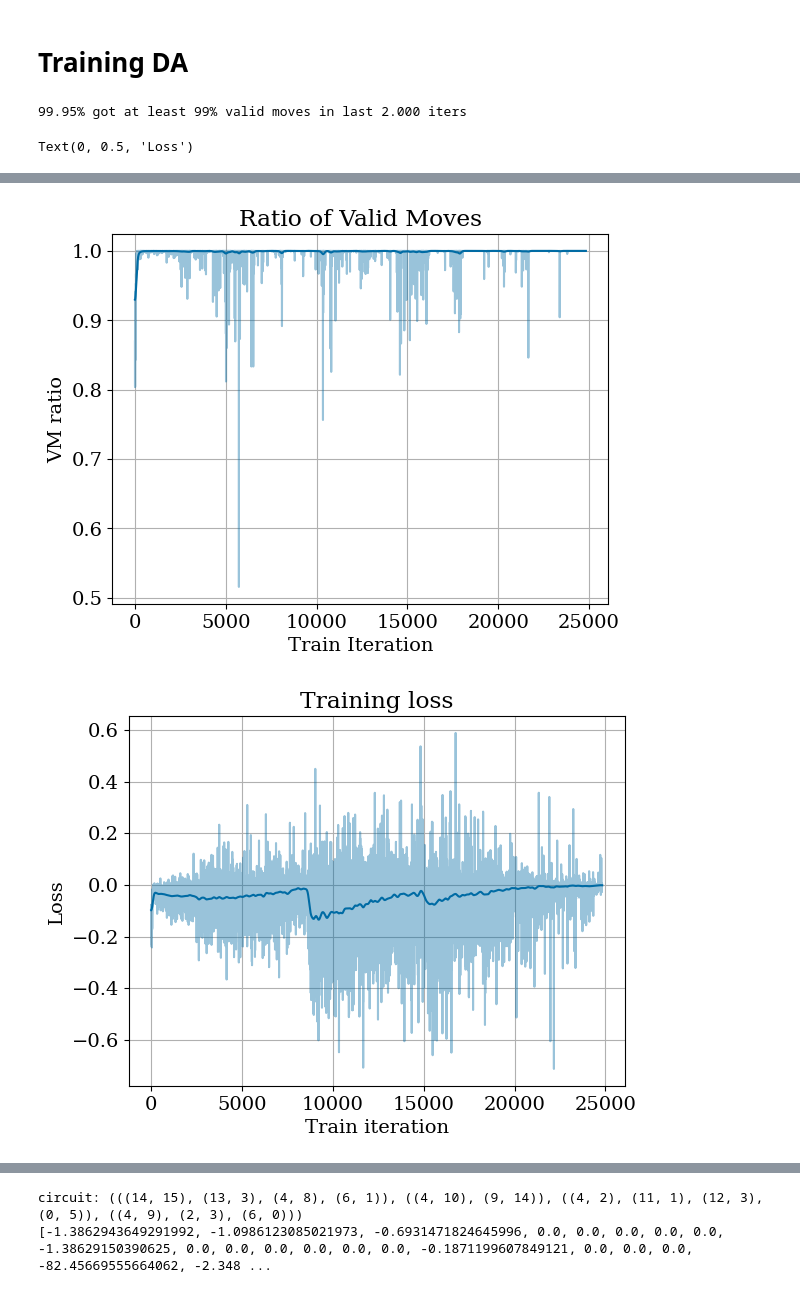
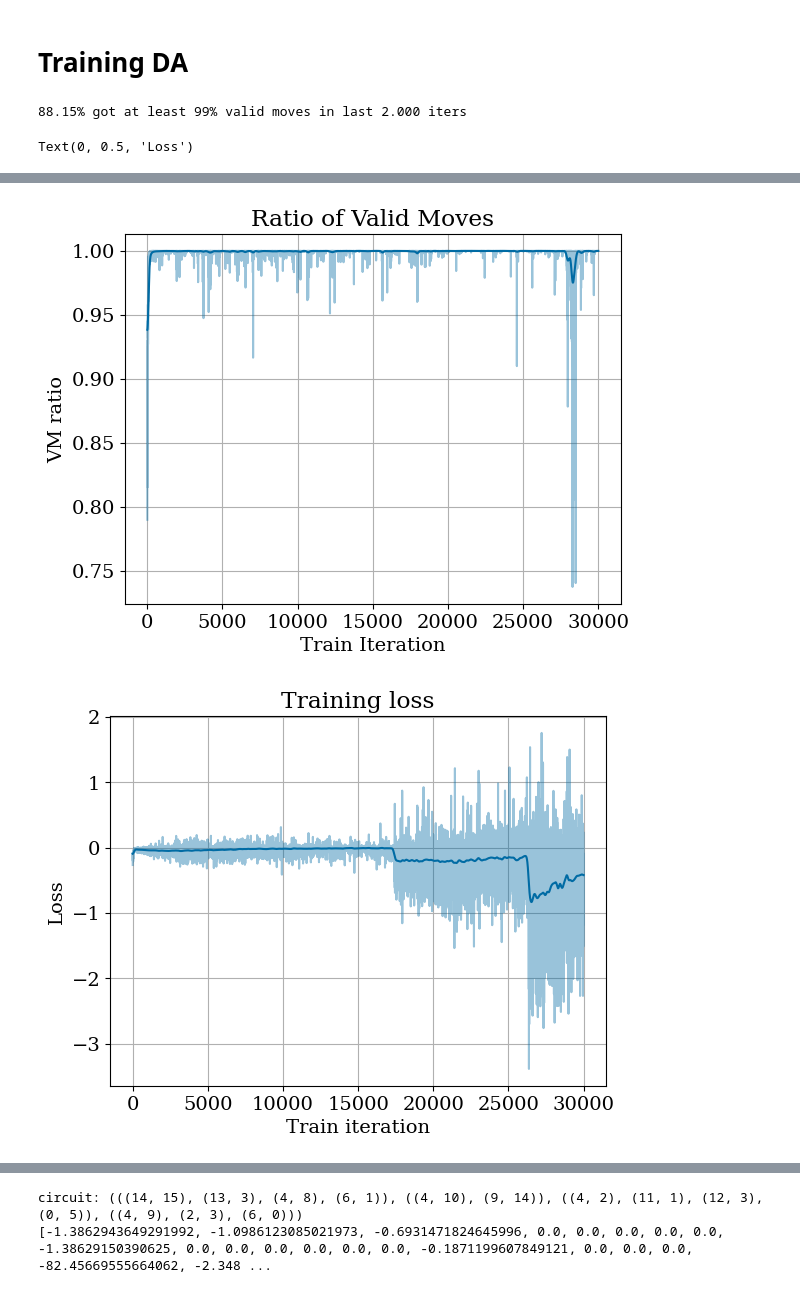
Before and after one commit to Vicara12/MAI-TFM_MARL_Qubit_Allocation, a Jupyter notebook: src/results.ipynb, the cells around one changed output, grey strips where cells are left out. Cells and saved outputs as stored; diff of their text form; code cells hidden in the pictures.

```diff
--- a/src/results.ipynb
+++ b/src/results.ipynb
@@ -114,8 +116,10 @@ def merge_tdata(data_list: list[dict]) -> dict:
             for k in data_list[0].keys() if isinstance(data_list[0][k], list)}
 
 # results = merge_tdata([load_tdata('da_seq'), load_tdata('da_seq_ft'), load_tdata('da_seq_ft_ft_v2')])
-results = merge_tdata([load_tdata('da_seq'), load_tdata('da_seq_ft'), load_tdata('da_seq_ft_ft_v3')])
+# results = merge_tdata([load_tdata('da_seq'), load_tdata('da_seq_cont')])
 # results = load_tdata('da_seq')
+# results = load_tdata('da_seq_new_v2')
+results = load_tdata('da_seq_new_v2_cont_cont_cont')
 
 gaussian_sigma = 7.0
 
@@ -153,5 +157,5 @@ plt.title("Training cost loss")
 plt.xlabel("Train iteration")
 plt.ylabel("Loss")
 # %% [output]
-99.95% got at least 99% valid moves in last 2.000 iters
+88.15% got at least 99% valid moves in last 2.000 iters
 Text(0, 0.5, 'Loss')
@@ -159,2 +163,2 @@ Text(0, 0.5, 'Loss')
-[figure, old version]
+[figure, new version]
-[figure, old version]
+[figure, new version]
```
Also changed, not shown: parts of 3 cells of this notebook, 3 other files.
